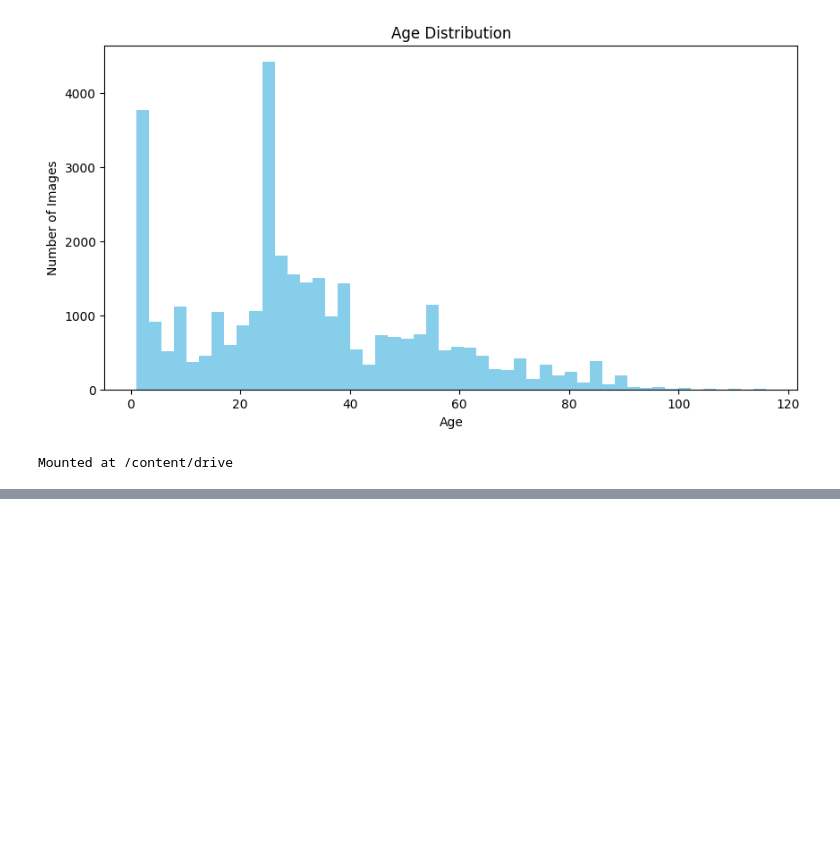
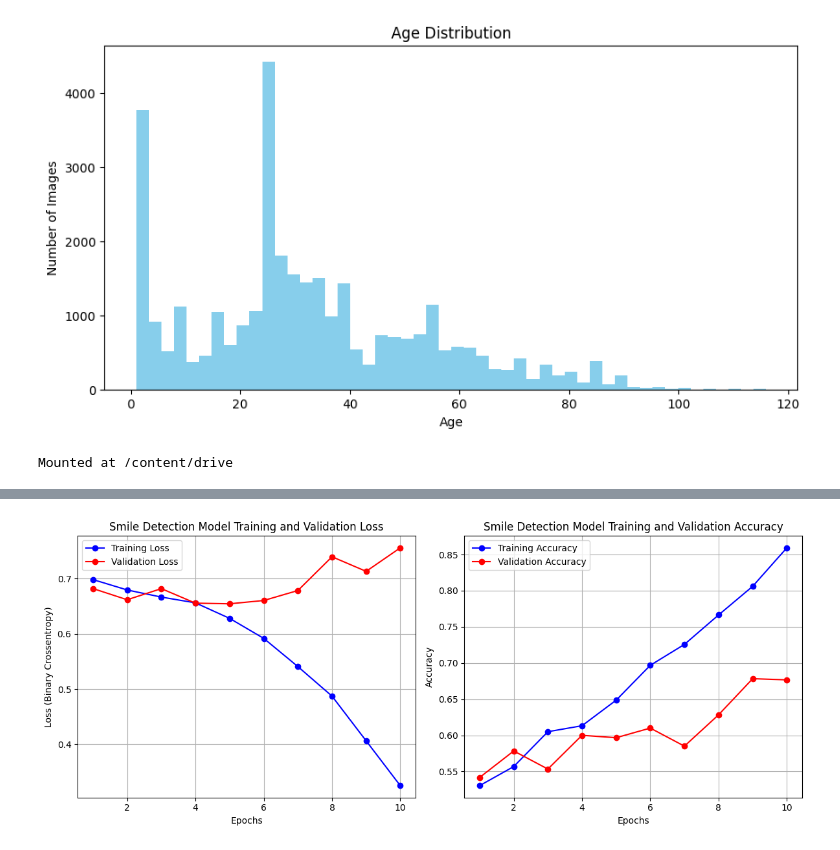
Before and after one commit to Ranjita2022/Infosys_Springboard_AI-ML-internship, a Jupyter notebook: SmileAge_Detection.ipynb, the cells around one changed output, grey strips where cells are left out. Drawn from its saved outputs; the diff is of its cells as text; code cells hidden in the pictures; blank space fills up the shorter version.

```diff
--- a/SmileAge_Detection.ipynb
+++ b/SmileAge_Detection.ipynb
@@ -343,0 +876,38 @@ Mounted at /content/drive
+# %%
+import matplotlib.pyplot as plt
+
+# Get training and validation loss from the history object
+train_loss_smile = history_smile.history['loss']
+val_loss_smile = history_smile.history['val_loss']
+
+# Get training and validation accuracy from the history object
+train_accuracy_smile = history_smile.history['accuracy']
+val_accuracy_smile = history_smile.history['val_accuracy']
+
+epochs_smile = range(1, len(train_loss_smile) + 1)
+
+# Plot loss
+plt.figure(figsize=(12, 5))
+plt.subplot(1, 2, 1)
+plt.plot(epochs_smile, train_loss_smile, 'bo-', label='Training Loss')
+plt.plot(epochs_smile, val_loss_smile, 'ro-', label='Validation Loss')
+plt.title('Smile Detection Model Training and Validation Loss')
+plt.xlabel('Epochs')
+plt.ylabel('Loss (Binary Crossentropy)')
+plt.legend()
+plt.grid(True)
+
+# Plot accuracy
+plt.subplot(1, 2, 2)
+plt.plot(epochs_smile, train_accuracy_smile, 'bo-', label='Training Accuracy')
+plt.plot(epochs_smile, val_accuracy_smile, 'ro-', label='Validation Accuracy')
+plt.title('Smile Detection Model Training and Validation Accuracy')
+plt.xlabel('Epochs')
+plt.ylabel('Accuracy')
+plt.legend()
+plt.grid(True)
+
+plt.tight_layout()
+plt.show()
+# %% [output]
+[figure, added]
```
Also changed, not shown: parts of 43 cells of this notebook.
